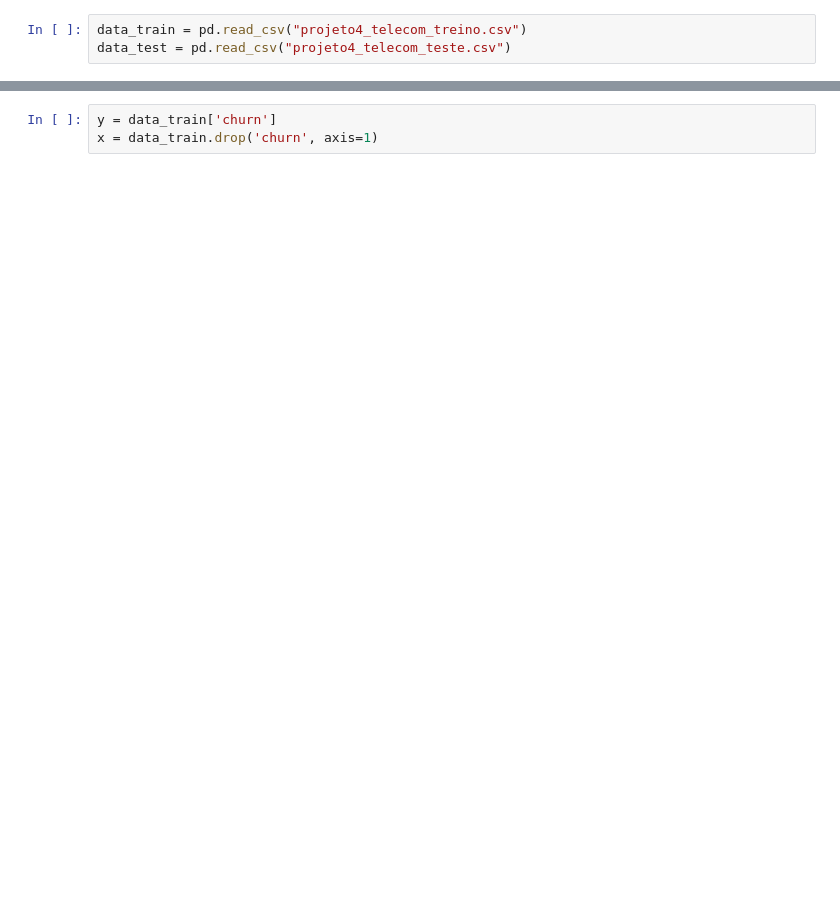
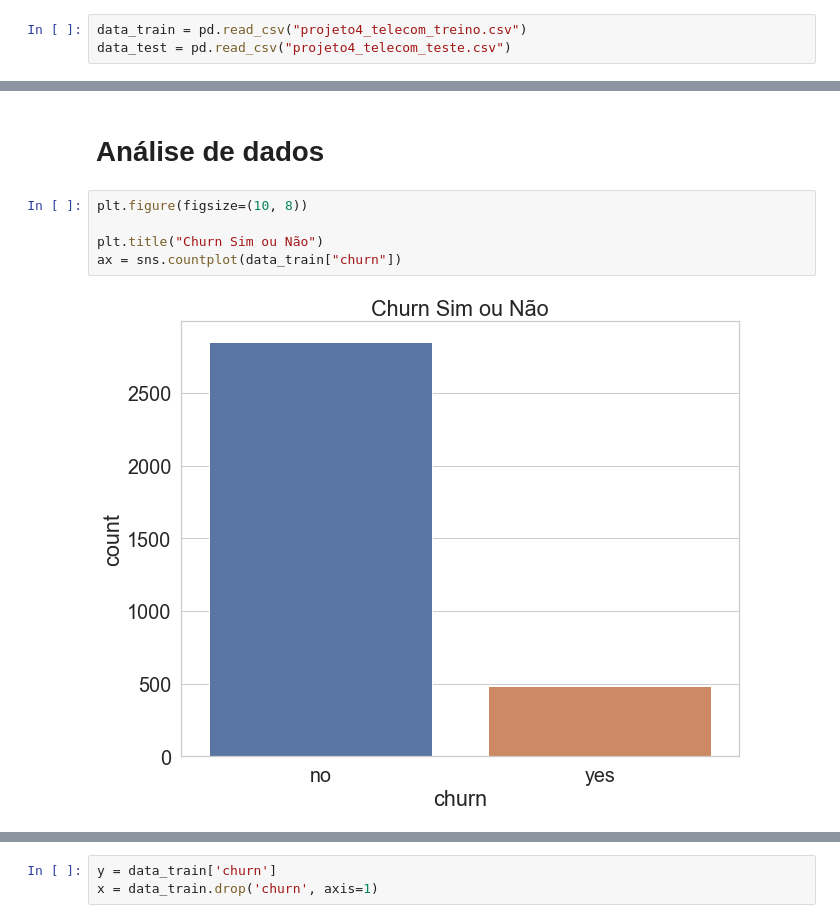
Before and after one commit to RafaelGallo/Mentoria-machine-learning---DSA-2021, a Jupyter notebook: notebooks/Model M.L - Previsão Churn.ipynb, the cells around one changed output, grey strips where cells are left out. Cells and saved outputs as stored; diff of their text form; blank space fills up the shorter version.

```diff
--- a/notebooks/Model M.L - Previsão Churn.ipynb
+++ b/notebooks/Model M.L - Previsão Churn.ipynb
@@ -58,0 +423,9 @@ data_train.shape
+# %% [markdown]
+# Análise de dados
+# %%
+plt.figure(figsize=(10, 8))
+
+plt.title("Churn Sim ou Não")
+ax = sns.countplot(data_train["churn"])
+# %% [output]
+[figure, added]
```
Also changed, not shown: parts of 165 cells of this notebook, 9 other files.
